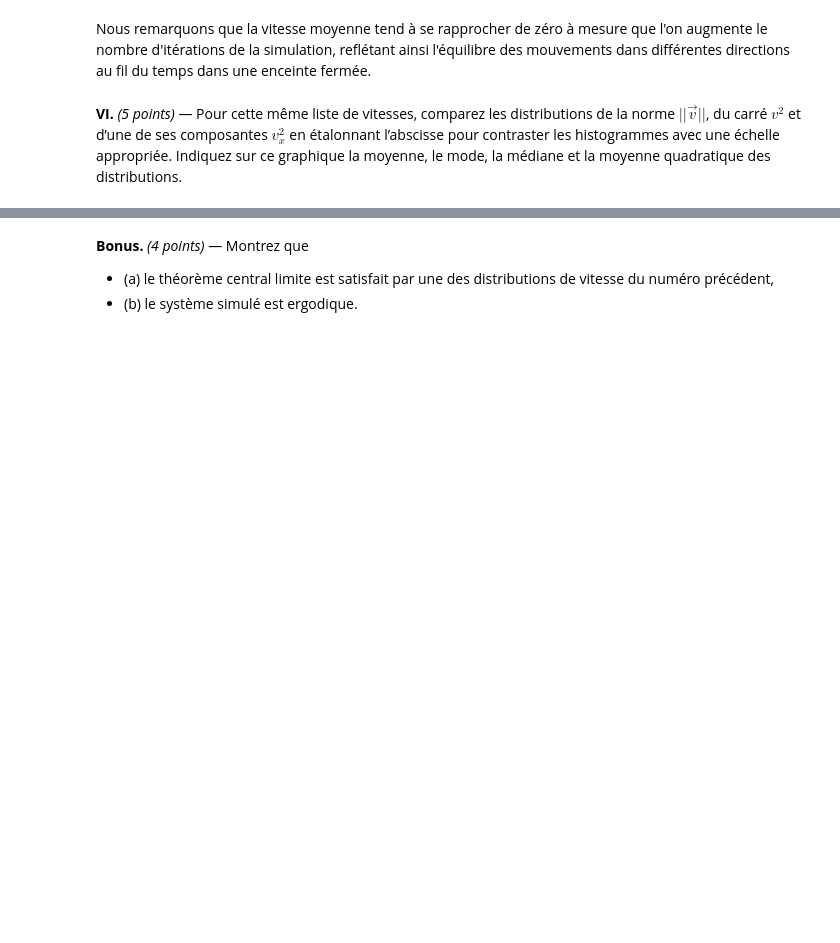
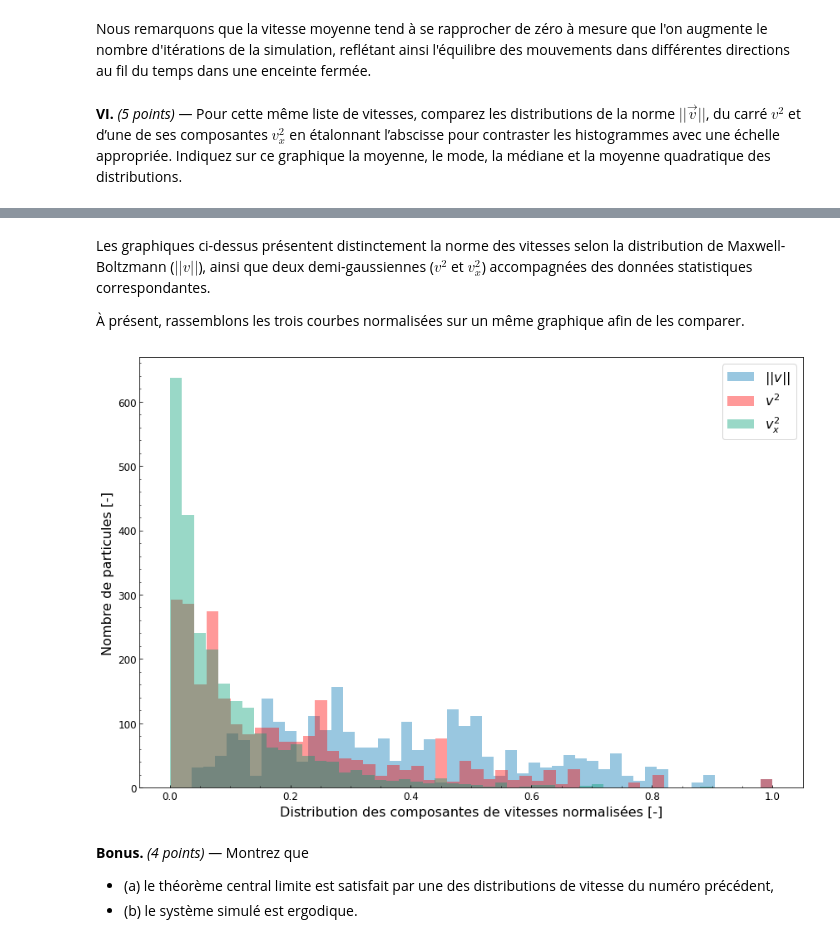
Before and after one commit to GeremyMichaud/TPNTS, a Jupyter notebook: Part_1/GM_TDS-TPNB_Part1_H24.ipynb, the cells around one changed output, grey strips where cells are left out. Saved outputs shown, nothing was run; the diff lists cells and outputs as text; code cells hidden in the pictures; blank space fills up the shorter version.

```diff
--- a/Part_1/GM_TDS-TPNB_Part1_H24.ipynb
+++ b/Part_1/GM_TDS-TPNB_Part1_H24.ipynb
@@ -438,3 +438,25 @@ plt.show()
+# %% [markdown]
+Les graphiques ci-dessus présentent distinctement la norme des vitesses selon la distribution de Maxwell-Boltzmann ($||v||$), ainsi que deux demi-gaussiennes ($v^2$ et $v_x^2$) accompagnées des données statistiques correspondantes.
+
+À présent, rassemblons les trois courbes normalisées sur un même graphique afin de les comparer.
+# %%
+norms_normalized = norms / max(norms)
+squared_velocities_normalized = squared_velocities / max(squared_velocities)
+squared_vx_normalized = squared_vx / max(squared_vx)
+
+plt.figure(figsize=(12, 8))
+
+plt.hist(norms_normalized, bins=50, alpha=0.4, color=palette[0], label=f"$||v||$")
+plt.hist(squared_velocities_normalized, bins=50, alpha=0.4, color="red", label=f"$v^2$")
+plt.hist(squared_vx_normalized, bins=50, alpha=0.4, color=palette[2], label=f"$v_x^2$")
+plt.legend(fontsize=16)
+plt.minorticks_on()
+plt.ylabel("Nombre de particules [-]", fontsize=16)
+plt.xlabel("Distribution des composantes de vitesses normalisées [-]", fontsize=16)
+plt.tight_layout()
+plt.show()
+# %% [output]
+[figure, added]
 # %% [markdown]
 **Bonus.** _(4 points)_ &mdash; Montrez que
 - (a) le théorème central limite est satisfait par une des distributions de vitesse du numéro précédent,
```
Also changed, not shown: parts of 1 cell of this notebook, 5 other files.
